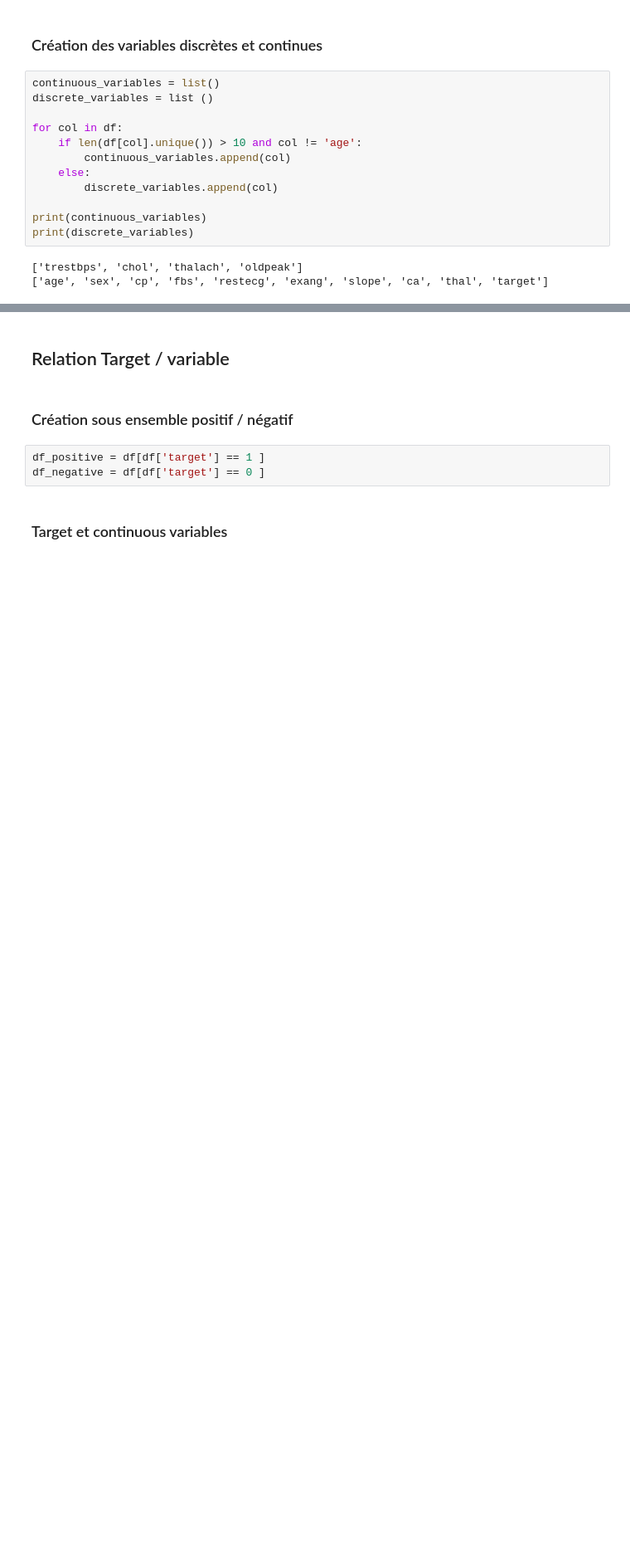
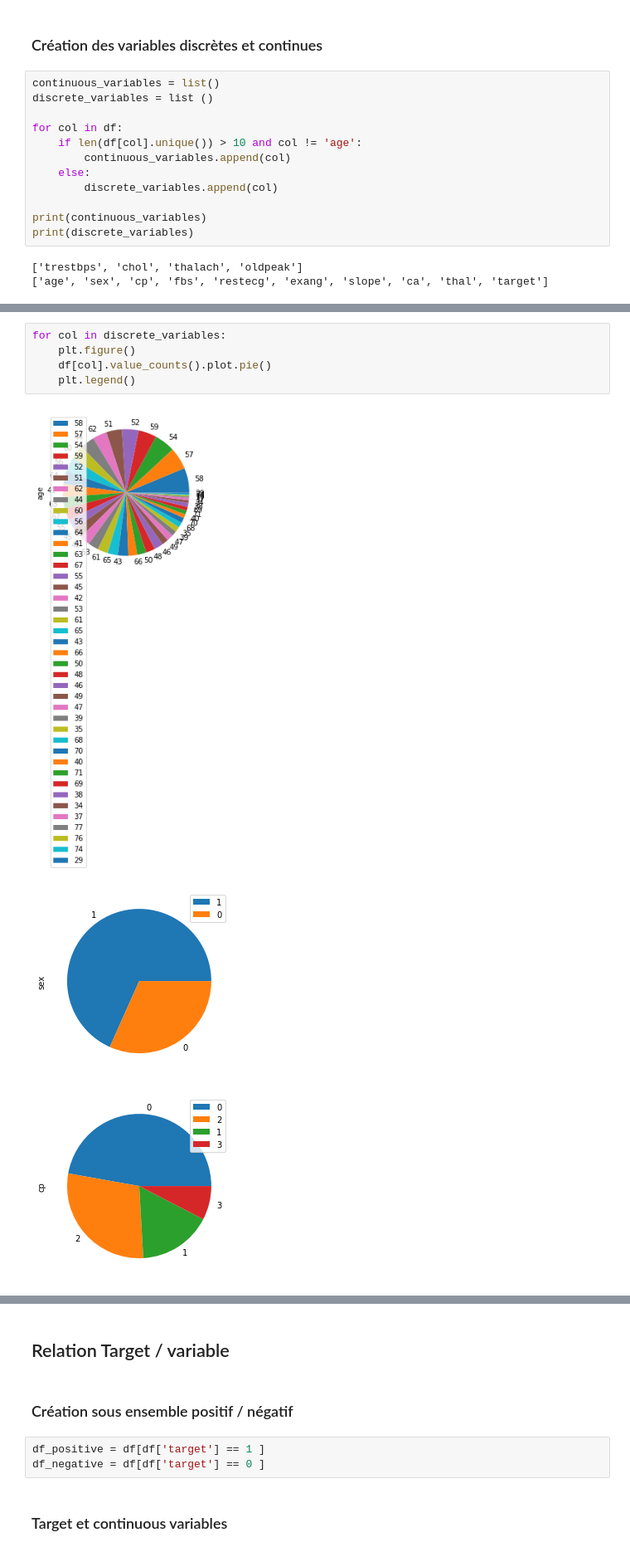
Before and after one commit to yuhec/heartDisease, a Jupyter notebook: notebooks/HeartDiseaseAnalysis.ipynb, the cells around one changed output, grey strips where cells are left out. Shown at 83% size. Cells and saved outputs as stored; diff of their text form; blank space fills up the shorter version.

```diff
--- a/notebooks/HeartDiseaseAnalysis.ipynb
+++ b/notebooks/HeartDiseaseAnalysis.ipynb
@@ -96,0 +94,9 @@ for col in continuous_variables:
+# %%
+for col in discrete_variables:
+    plt.figure()
+    df[col].value_counts().plot.pie()
+    plt.legend()
+# %% [output]
+[figure, added]
+[figure, added]
+[figure, added]
```
Also changed, not shown: parts of 14 cells of this notebook.
